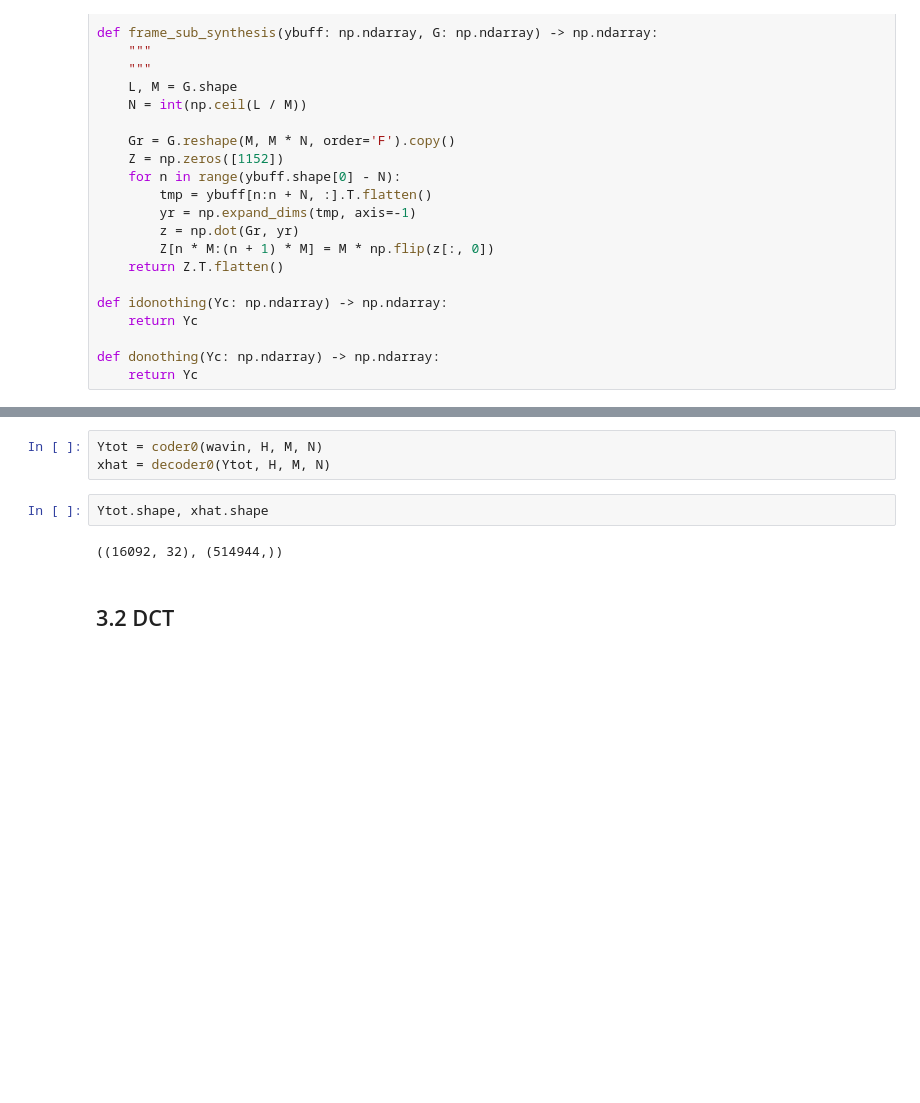
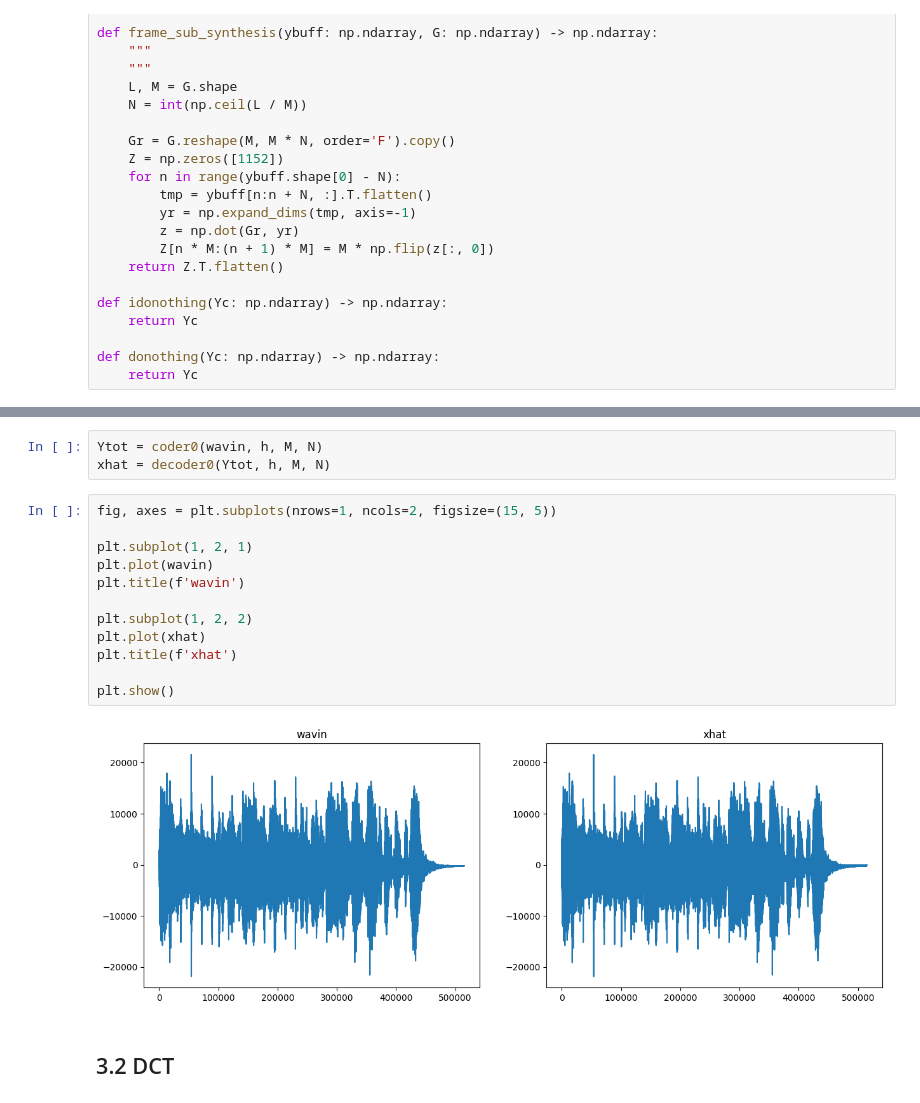
Before and after one commit to andriotis/mp3, a Jupyter notebook: main.ipynb, the cells around one changed output, grey strips where cells are left out. Cells and saved outputs as stored; diff of their text form; blank space fills up the shorter version.

```diff
--- a/main.ipynb
+++ b/main.ipynb
@@ -155,12 +155,22 @@ def decoder0(Ytot, h, M, N):
 
     return xhat
 # %%
-Ytot = coder0(wavin, H, M, N)
-xhat = decoder0(Ytot, H, M, N)
+Ytot = coder0(wavin, h, M, N)
+xhat = decoder0(Ytot, h, M, N)
-# %%
-Ytot.shape, xhat.shape
-# %% [output]
-((16092, 32), (514944,))
+# %%
+fig, axes = plt.subplots(nrows=1, ncols=2, figsize=(15, 5))
+
+plt.subplot(1, 2, 1)
+plt.plot(wavin)
+plt.title(f'wavin')
+
+plt.subplot(1, 2, 2)
+plt.plot(xhat)
+plt.title(f'xhat')
+
+plt.show()
+# %% [output]
+[figure, added]
 # %% [markdown]
 ## 3.2 DCT
 # %%
```
Also changed, not shown: parts of 10 cells of this notebook, 1 other file.
